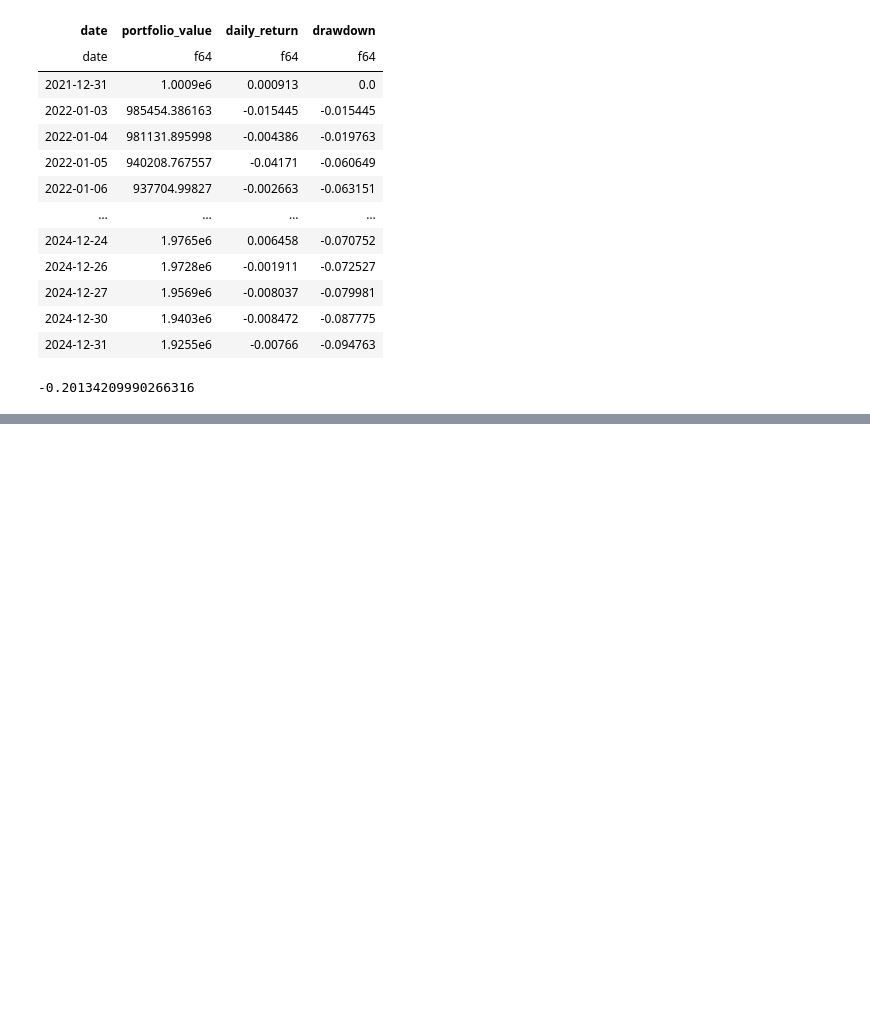
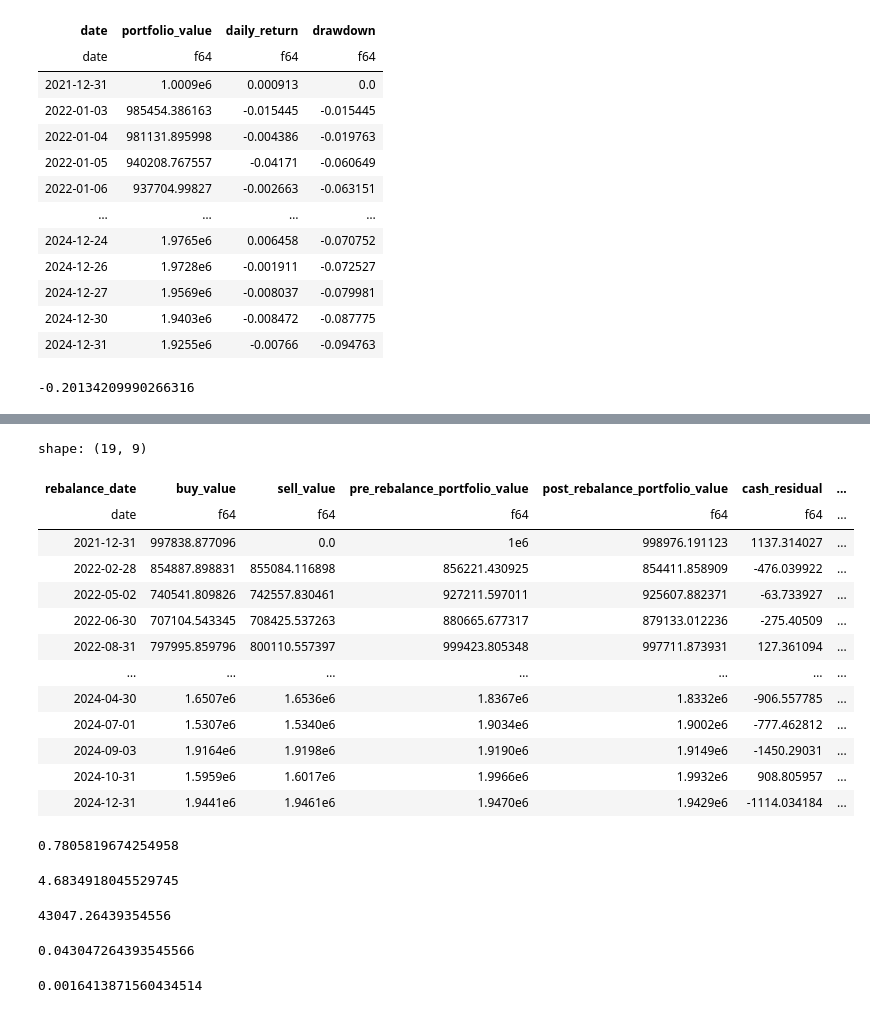
Before and after one commit to Luuuuuuuucas/polars-investment-strategy, a Jupyter notebook: notebooks/test_notebook.ipynb, the cells around one changed output, grey strips where cells are left out. Cells and saved outputs as stored; diff of their text form; code cells hidden in the pictures; blank space fills up the shorter version.

Commit message:
Add portfolio turnover table and update rebalance-level metrics

```diff
--- a/notebooks/test_notebook.ipynb
+++ b/notebooks/test_notebook.ipynb
@@ -563,0 +564,58 @@ calmer_ratio
+# %%
+portfolio_turnover_table = get_portfolio_turnover_table(
+    rebalance_level_table=rebalance_summary["rebalance_level_table"],
+    trade_level_table=rebalance_summary["trade_level_table"],
+)
+portfolio_turnover_table
+# %% [output]
+shape: (19, 9)
+| rebalance_date | buy_value | sell_value | pre_rebalance_portfolio_value | post_rebalance_portfolio_value | cash_residual | ... |
+| date | f64 | f64 | f64 | f64 | f64 | ... |
+| 2021-12-31 | 997838.877096 | 0.0 | 1e6 | 998976.191123 | 1137.314027 | ... |
+| 2022-02-28 | 854887.898831 | 855084.116898 | 856221.430925 | 854411.858909 | -476.039922 | ... |
+| 2022-05-02 | 740541.809826 | 742557.830461 | 927211.597011 | 925607.882371 | -63.733927 | ... |
+| 2022-06-30 | 707104.543345 | 708425.537263 | 880665.677317 | 879133.012236 | -275.40509 | ... |
+| 2022-08-31 | 797995.859796 | 800110.557397 | 999423.805348 | 997711.873931 | 127.361094 | ... |
+| … | … | … | … | … | … | ... |
+| 2024-04-30 | 1.6507e6 | 1.6536e6 | 1.8367e6 | 1.8332e6 | -906.557785 | ... |
+| 2024-07-01 | 1.5307e6 | 1.5340e6 | 1.9034e6 | 1.9002e6 | -777.462812 | ... |
+| 2024-09-03 | 1.9164e6 | 1.9198e6 | 1.9190e6 | 1.9149e6 | -1450.29031 | ... |
+| 2024-10-31 | 1.5959e6 | 1.6017e6 | 1.9966e6 | 1.9932e6 | 908.805957 | ... |
+| 2024-12-31 | 1.9441e6 | 1.9461e6 | 1.9470e6 | 1.9429e6 | -1114.034184 | ... |
+# %%
+average_turnover = calculate_average_turnover(
+    portfolio_turnover_table=portfolio_turnover_table
+)
+average_turnover
+# %% [output]
+0.7805819674254958
+# %%
+annualized_turnover = calculate_annualized_turnover(
+    portfolio_turnover_table=portfolio_turnover_table,
+    rebalance_frequency=REBALANCE_FREQUENCY,
+    rebalance_freq_unit=REBALANCE_FREQ_UNIT,
+)
+annualized_turnover
+# %% [output]
+4.6834918045529745
+# %%
+total_transaction_cost = calculate_total_transaction_cost(
+    portfolio_turnover_table=portfolio_turnover_table
+)
+total_transaction_cost
+# %% [output]
+43047.26439354556
+# %%
+total_transaction_cost_to_initial_cap = calculate_total_transaction_cost_ratio(
+    portfolio_turnover_table=portfolio_turnover_table, initial_capital=INITIAL_CAPITAL
+)
+total_transaction_cost_to_initial_cap
+# %% [output]
+0.043047264393545566
+# %%
+average_transaction_cost_ratio = calculate_average_transaction_cost_ratio(
+    portfolio_turnover_table=portfolio_turnover_table
+)
+average_transaction_cost_ratio
+# %% [output]
+0.0016413871560434514
```
Also changed, not shown: parts of 11 cells of this notebook, 3 other files.
